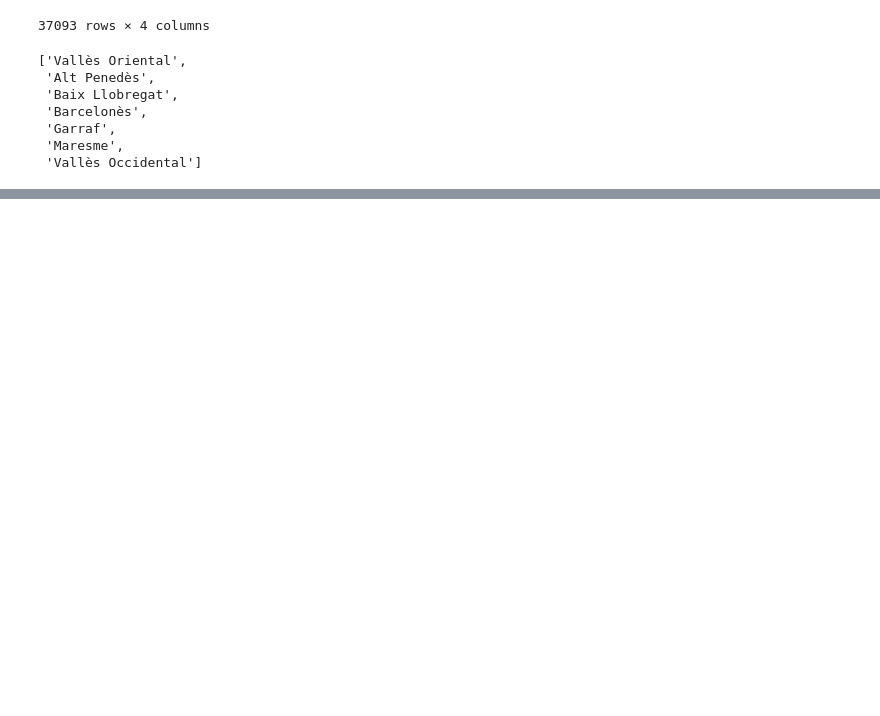
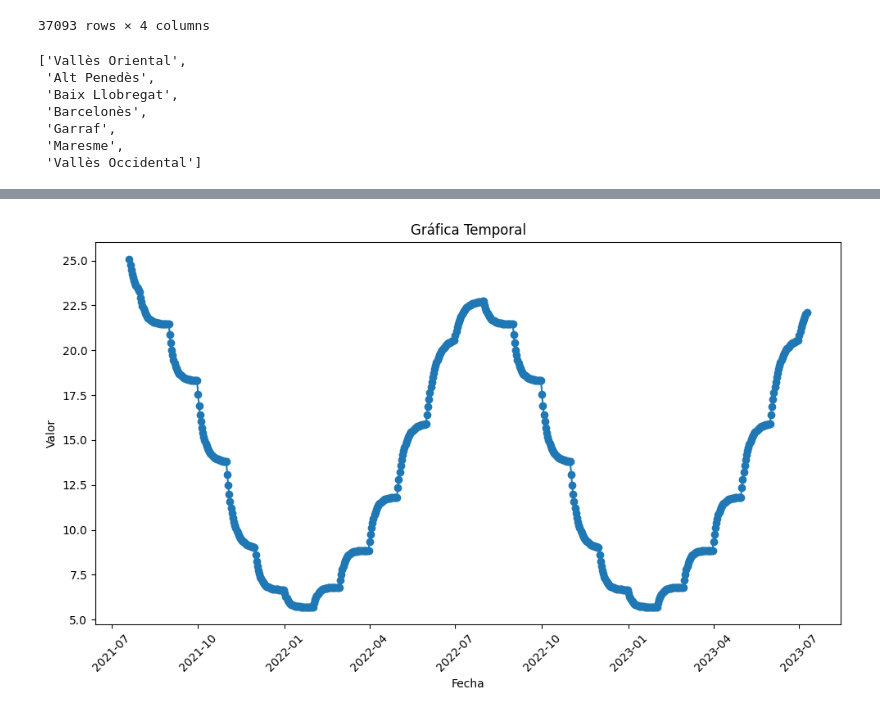
Before and after one commit to abyss0one/ClimateAI, a Jupyter notebook: F&P_temp&hume.ipynb, the cells around one changed output, grey strips where cells are left out. Saved outputs shown, nothing was run; the diff lists cells and outputs as text; code cells hidden in the pictures; blank space fills up the shorter version.

Commit message:
prediction not quite good

```diff
--- a/F&P_temp&hume.ipynb
+++ b/F&P_temp&hume.ipynb
@@ -94,10 +95,16 @@ for i in range(10):
     x_train_poly = poly_features.fit_transform(x_train)
     x_test_poly = poly_features.transform(x_test)
 
+    data = pd.DataFrame({'valor_anterior': [25.43095238095238], 'mes': [7]}, index=[0])
+    print(type(data))
+
+    poly_data = poly_features.transform(data)
+
     model = LinearRegression()
     model.fit(x_train_poly, y_train)
 
     y_pred = model.predict(x_test_poly)
+    print(model.predict(poly_data))
 
     print(f'Fit&Predict with degree: {i+1}')
     mse = mean_squared_error(y_test, y_pred)
@@ -124,0 +132,21 @@ R2 Score: 0.45260238825108834
+# %%
+poly_features = PolynomialFeatures(degree=4)
+x_train_poly = poly_features.fit_transform(x_train)
+x_test_poly = poly_features.transform(x_test)
+
+data = pd.DataFrame({'valor_anterior': [25.43095238095238], 'mes': [7]}, index=[0])
+print(type(data))
+
+poly_data = poly_features.transform(data)
+
+model = LinearRegression()
+model.fit(x_train_poly, y_train)
+fecha = pd.Timestamp('2021-07-20')
+datos = []
+for i in range(720):
+    pred = model.predict(poly_data)
+    print("prediction: ", pred, fecha)
+    datos.append([pred, fecha])
+    fecha += pd.Timedelta(days=1)
+    data = pd.DataFrame({'valor_anterior': pred, 'mes': [fecha.month]}, index=[0])
+    poly_data = poly_features.transform(data)
@@ -124,0 +171,2 @@ R2 Score: 0.45260238825108834
+# %%
+datos_hume = pd.DataFrame(datos)
@@ -124,0 +189,17 @@ R2 Score: 0.45260238825108834
+# %%
+plt.figure(figsize=(10, 6))
+plt.xlabel('Fecha')
+plt.ylabel('Valor')
+plt.title('Gráfica Temporal')
+
+# Dibujar la gráfica temporal
+plt.plot(datos_hume[1], datos_hume[0], marker='o', linestyle='-')
+
+# Rotar las etiquetas del eje x para mejorar la legibilidad
+plt.xticks(rotation=45)
+
+# Mostrar la gráfica
+plt.tight_layout()
+plt.show()
+# %% [output]
+[figure, added]
```
Also changed, not shown: parts of 10 cells of this notebook, 12 other files.
